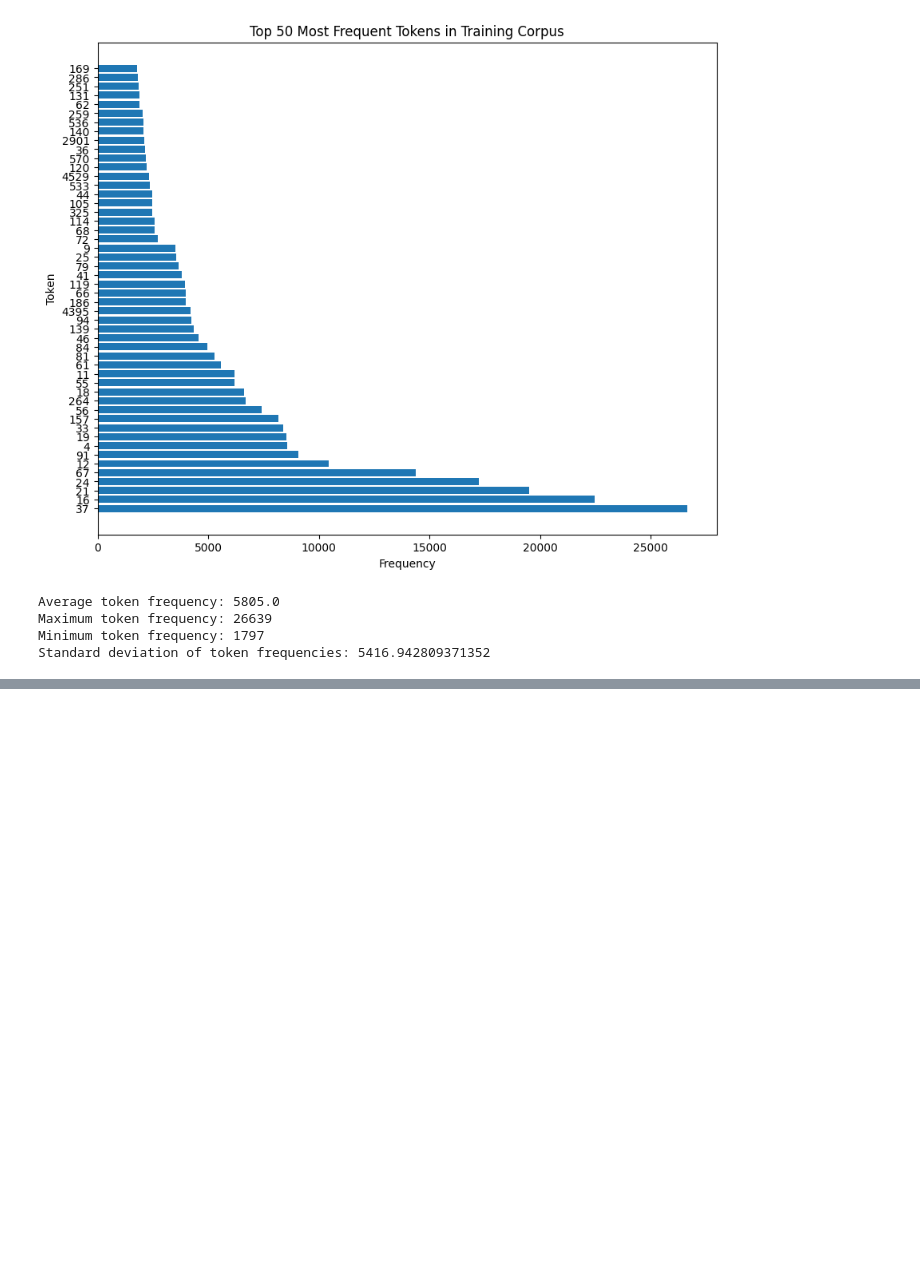
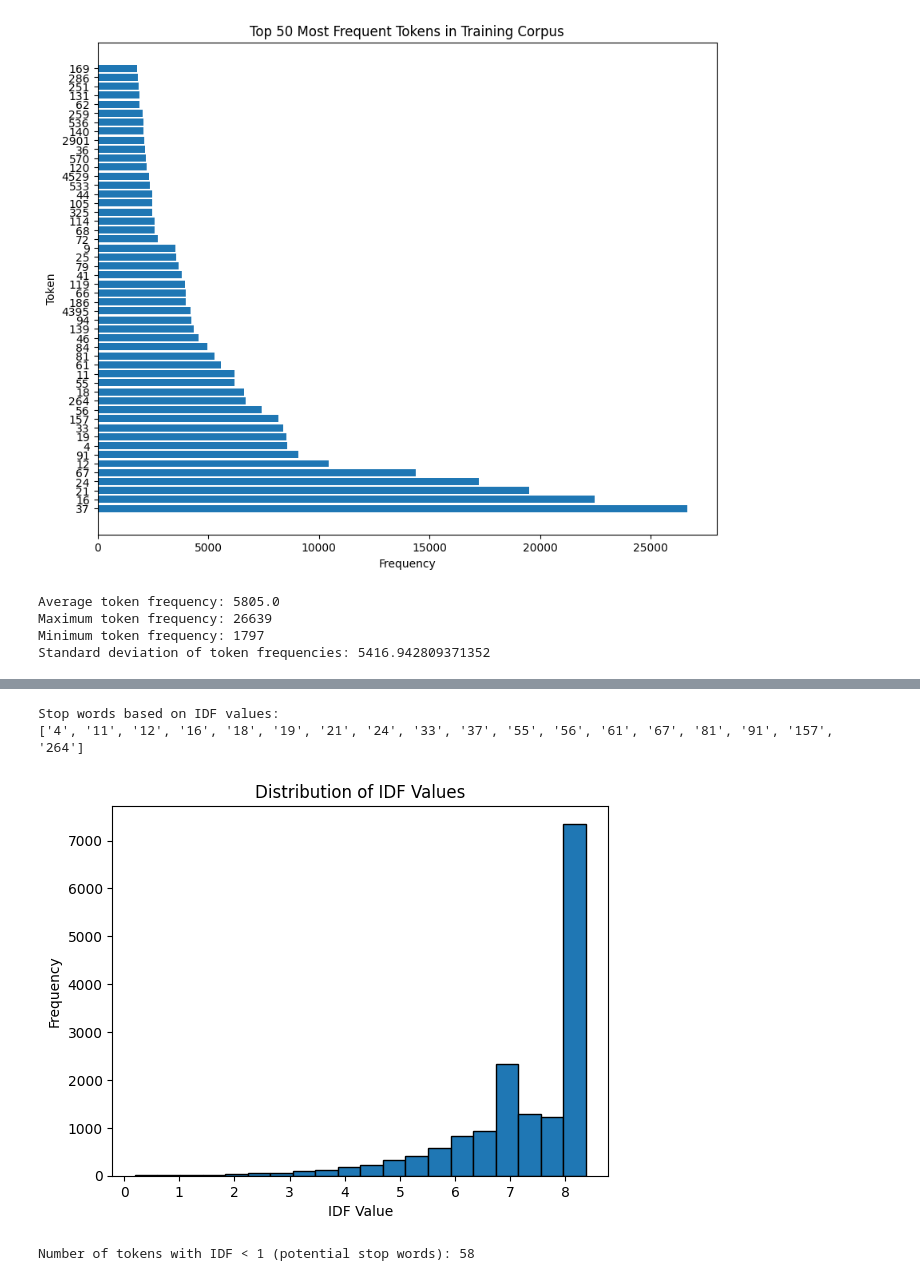
Before and after one commit to miggle711/natural-language-processsing, a Jupyter notebook: assignment1/assignment1.ipynb, the cells around one changed output, grey strips where cells are left out. Drawn from its saved outputs; the diff is of its cells as text; code cells hidden in the pictures; blank space fills up the shorter version.

```diff
--- a/assignment1/assignment1.ipynb
+++ b/assignment1/assignment1.ipynb
@@ -99,0 +102,5 @@ Standard deviation of token frequencies: 5416.942809371352
+# %%
+# Calculating Term Frequency
+token_df = pd.DataFrame(token_counts.items(), columns=['Token', 'Frequency'])
+token_df['Term_Frequency'] = token_df['Frequency'] / token_df['Frequency'].sum()
+token_df.head()
@@ -99,0 +114,17 @@ Standard deviation of token frequencies: 5416.942809371352
+# %%
+# Calculating Document Frequency
+document_freq = {}
+for text in train_indexed['TextIndexed']:
+    # get unique tokens in the document to count document frequency
+    unique_tokens = set(text.split())
+    for token in unique_tokens:
+        # increment the document frequency count for the token
+        if token not in document_freq:
+            document_freq[token] = 1
+        else:
+            document_freq[token] += 1
+
+# add document frequency to the token dataframe
+token_df['Unique_Documents'] = token_df['Token'].apply(lambda x: document_freq.get(x, 0)) # stores raw document frequency counts
+token_df['Document_Frequency'] = token_df['Unique_Documents'] / len(train_indexed) # stores document frequency as a proportion of total documents
+token_df.head()
@@ -99,0 +138,8 @@ Standard deviation of token frequencies: 5416.942809371352
+# %%
+# Calculating Inverse Document Frequency (IDF)
+import math
+total_documents = len(train_indexed)
+
+token_df['IDF'] = token_df['Unique_Documents'].apply(lambda doc_freq: math.log(total_documents / (doc_freq + 1)))  # add 1 to avoid division by zero
+
+token_df.head()
@@ -99,0 +165,24 @@ Standard deviation of token frequencies: 5416.942809371352
+# %%
+# look for stop words from the IDF values
+# typically, stop words will have low IDF values since they appear in many documents
+stop_words = token_df[token_df['IDF'] < 1]['Token'].tolist()
+print("Stop words based on IDF values:")
+print(stop_words)
+# %% [output]
+Stop words based on IDF values:
+['4', '11', '12', '16', '18', '19', '21', '24', '33', '37', '55', '56', '61', '67', '81', '91', '157', '264']
+# %%
+# plot distribution of IDF values
+plt.hist(token_df['IDF'], bins=20, edgecolor='black')
+plt.title("Distribution of IDF Values")
+plt.xlabel("IDF Value")
+plt.ylabel("Frequency")
+plt.show()
+# %% [output]
+[figure, added]
+# %%
+# count the number of tokens with low IDF values (potential stop words)
+low_idf_count = len(token_df[token_df['IDF'] < 2])
+print(f"Number of tokens with IDF < 1 (potential stop words): {low_idf_count}")
+# %% [output]
+Number of tokens with IDF < 1 (potential stop words): 58
```
Also changed, not shown: parts of 22 cells of this notebook.
